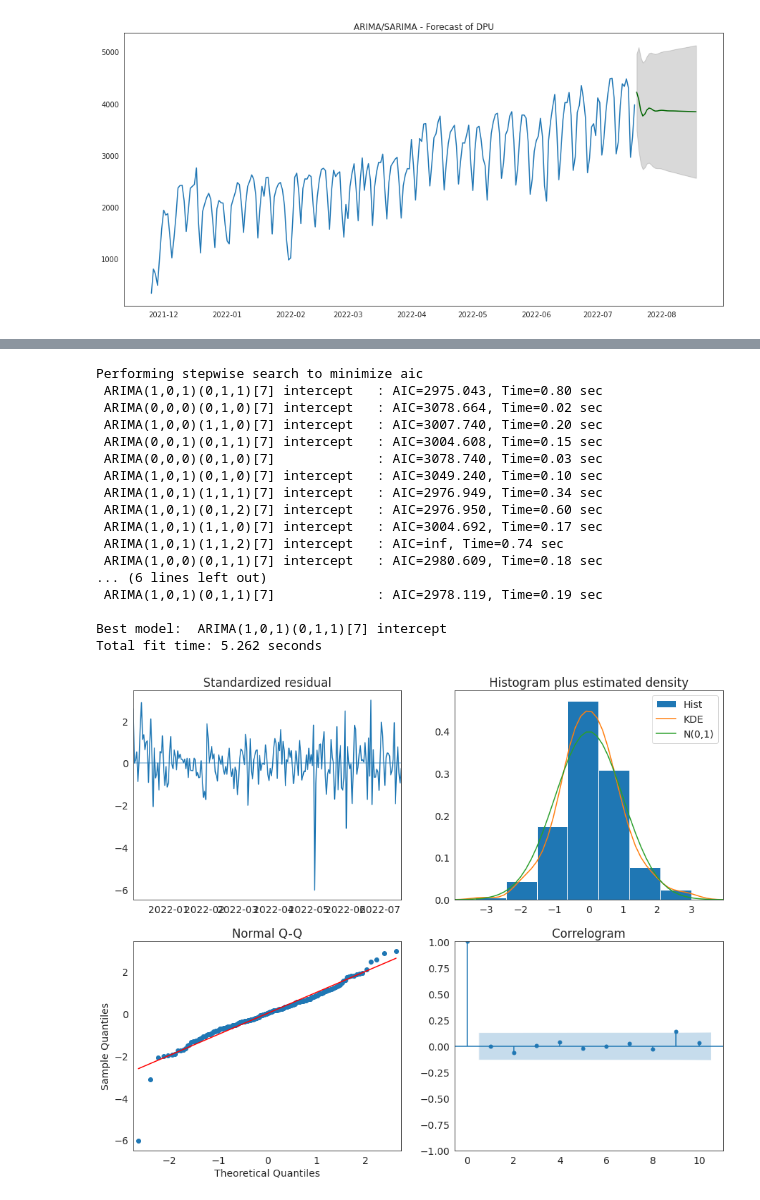
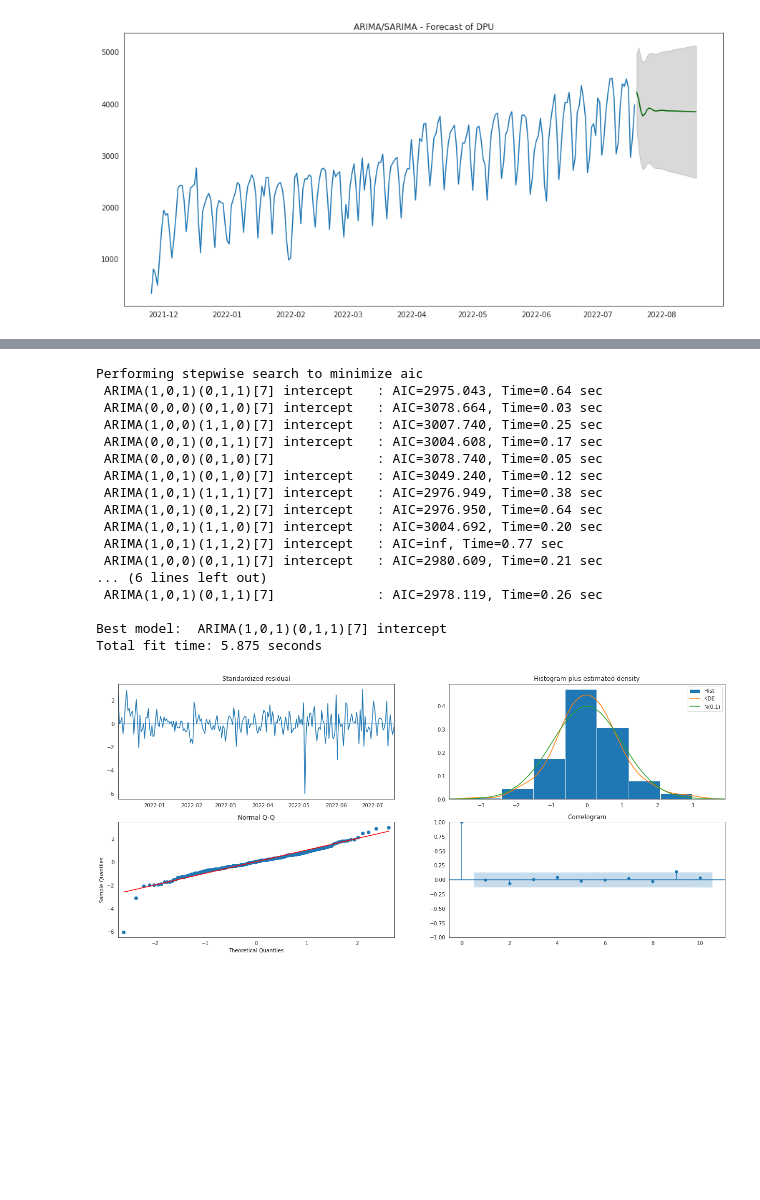
Before and after one commit to vcnc-winwin/winwin_analytics, a Jupyter notebook: win_dev/rider_sarimax.ipynb, the cells around one changed output, grey strips where cells are left out. Drawn from its saved outputs; the diff is of its cells as text; code cells hidden in the pictures; blank space fills up the shorter version.

```diff
--- a/win_dev/rider_sarimax.ipynb
+++ b/win_dev/rider_sarimax.ipynb
@@ -343,2 +314,0 @@ df_analysis_rider
-# %%
-df_analysis=df_analysis_rider.reset_index()
@@ -361,13 +314,0 @@ df_analysis
-# %%
-import numpy as np
-import pandas as pd
-from scipy.stats import norm
-import statsmodels.api as sm
-import matplotlib.pyplot as plt
-from datetime import datetime
-import requests
-from io import BytesIO
-# Register converters to avoid warnings
-pd.plotting.register_matplotlib_converters()
-plt.rc("figure", figsize=(16,8))
-plt.rc("font", size=14)
@@ -635,27 +325,27 @@ SARIMAX_model = pm.auto_arima(df_analysis[['customer_dpu_cnt']], exogenous = df_
                            stepwise=True)
 # %% [output]
 Performing stepwise search to minimize aic
- ARIMA(1,0,1)(0,1,1)[7] intercept   : AIC=2975.043, Time=0.80 sec
- ARIMA(0,0,0)(0,1,0)[7] intercept   : AIC=3078.664, Time=0.02 sec
- ARIMA(1,0,0)(1,1,0)[7] intercept   : AIC=3007.740, Time=0.20 sec
- ARIMA(0,0,1)(0,1,1)[7] intercept   : AIC=3004.608, Time=0.15 sec
- ARIMA(0,0,0)(0,1,0)[7]             : AIC=3078.740, Time=0.03 sec
- ARIMA(1,0,1)(0,1,0)[7] intercept   : AIC=3049.240, Time=0.10 sec
- ARIMA(1,0,1)(1,1,1)[7] intercept   : AIC=2976.949, Time=0.34 sec
- ARIMA(1,0,1)(0,1,2)[7] intercept   : AIC=2976.950, Time=0.60 sec
- ARIMA(1,0,1)(1,1,0)[7] intercept   : AIC=3004.692, Time=0.17 sec
- ARIMA(1,0,1)(1,1,2)[7] intercept   : AIC=inf, Time=0.74 sec
- ARIMA(1,0,0)(0,1,1)[7] intercept   : AIC=2980.609, Time=0.18 sec
+ ARIMA(1,0,1)(0,1,1)[7] intercept   : AIC=2975.043, Time=0.64 sec
+ ARIMA(0,0,0)(0,1,0)[7] intercept   : AIC=3078.664, Time=0.03 sec
+ ARIMA(1,0,0)(1,1,0)[7] intercept   : AIC=3007.740, Time=0.25 sec
+ ARIMA(0,0,1)(0,1,1)[7] intercept   : AIC=3004.608, Time=0.17 sec
+ ARIMA(0,0,0)(0,1,0)[7]             : AIC=3078.740, Time=0.05 sec
+ ARIMA(1,0,1)(0,1,0)[7] intercept   : AIC=3049.240, Time=0.12 sec
+ ARIMA(1,0,1)(1,1,1)[7] intercept   : AIC=2976.949, Time=0.38 sec
+ ARIMA(1,0,1)(0,1,2)[7] intercept   : AIC=2976.950, Time=0.64 sec
+ ARIMA(1,0,1)(1,1,0)[7] intercept   : AIC=3004.692, Time=0.20 sec
+ ARIMA(1,0,1)(1,1,2)[7] intercept   : AIC=inf, Time=0.77 sec
+ ARIMA(1,0,0)(0,1,1)[7] intercept   : AIC=2980.609, Time=0.21 sec
 ... (6 lines left out)
- ARIMA(1,0,1)(0,1,1)[7]             : AIC=2978.119, Time=0.19 sec
+ ARIMA(1,0,1)(0,1,1)[7]             : AIC=2978.119, Time=0.26 sec
 
 Best model:  ARIMA(1,0,1)(0,1,1)[7] intercept
-Total fit time: 5.262 seconds
+Total fit time: 5.875 seconds
 # %%
-SARIMAX_model.plot_diagnostics(figsize=(15,12))
+SARIMAX_model.plot_diagnostics(figsize=(21,9))
 plt.show()
 # %% [output]
-[figure, old version]
+[figure, new version]
 # %%
 def sarimax_forecast(SARIMAX_model, periods=12):
     # Forecast
```
Also changed, not shown: parts of 53 cells of this notebook.
